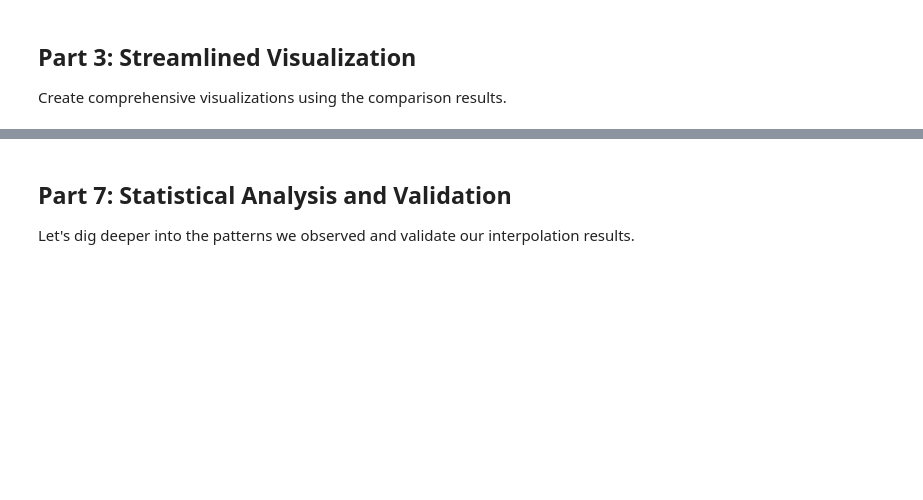
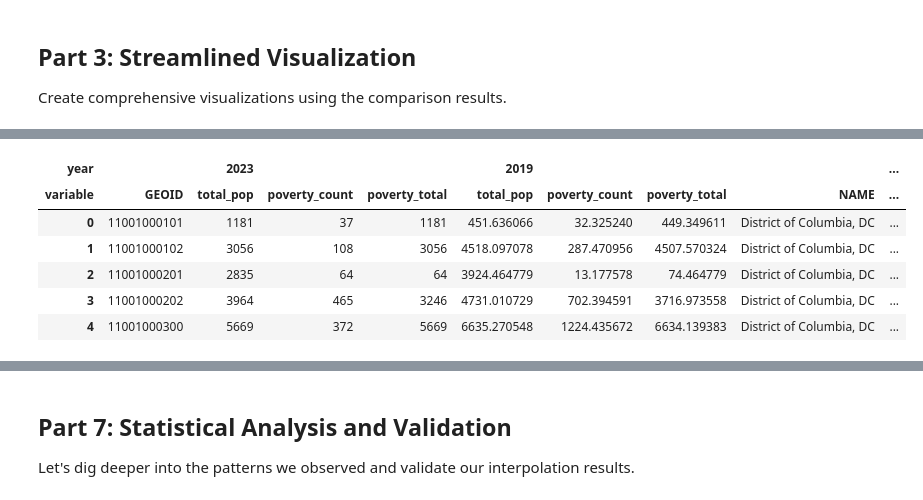
Before and after one commit to mmann1123/pytidycensus, a Jupyter notebook: examples/07_advanced_time_series_tutorial.ipynb, the cells around one changed output, grey strips where cells are left out. Saved outputs shown, nothing was run; the diff lists cells and outputs as text; code cells hidden in the pictures; blank space fills up the shorter version.

```diff
--- a/examples/07_advanced_time_series_tutorial.ipynb
+++ b/examples/07_advanced_time_series_tutorial.ipynb
@@ -441,6 +459,9 @@ Area interpolation handles this automatically when you classify variables correc
 ## Part 2: Streamlined Change Analysis
 
 Now let's use `compare_time_periods()` to calculate changes systematically.
+# %%
+dc_data[(2019, "poverty_rate")] = dc_data["poverty_rate_2019"]
+dc_data[(2023, 'poverty_rate')] = dc_data['poverty_rate_2023']
 # %%
 # Use compare_time_periods for systematic analysis
 if dc_data is not None and TIMESERIES_AVAILABLE:
@@ -611,3 +637,13 @@ AttributeError: The CRS attribute of a GeoDataFrame without an active geometry c
+# %%
+dc_data.head()
+# %% [output]
+| year |  | 2023 |  |  | 2019 |  |  |  | ... |
+| variable | GEOID | total_pop | poverty_count | poverty_total | total_pop | poverty_count | poverty_total | NAME | ... |
+| 0 | 11001000101 | 1181 | 37 | 1181 | 451.636066 | 32.325240 | 449.349611 | District of Columbia, DC | ... |
+| 1 | 11001000102 | 3056 | 108 | 3056 | 4518.097078 | 287.470956 | 4507.570324 | District of Columbia, DC | ... |
+| 2 | 11001000201 | 2835 | 64 | 64 | 3924.464779 | 13.177578 | 74.464779 | District of Columbia, DC | ... |
+| 3 | 11001000202 | 3964 | 465 | 3246 | 4731.010729 | 702.394591 | 3716.973558 | District of Columbia, DC | ... |
+| 4 | 11001000300 | 5669 | 372 | 5669 | 6635.270548 | 1224.435672 | 6634.139383 | District of Columbia, DC | ... |
 # %%
 # Create change-focused visualization
 if dc_comparison is not None and not dc_comparison.empty:
```
Also changed, not shown: parts of 12 cells of this notebook, 8 other files.
